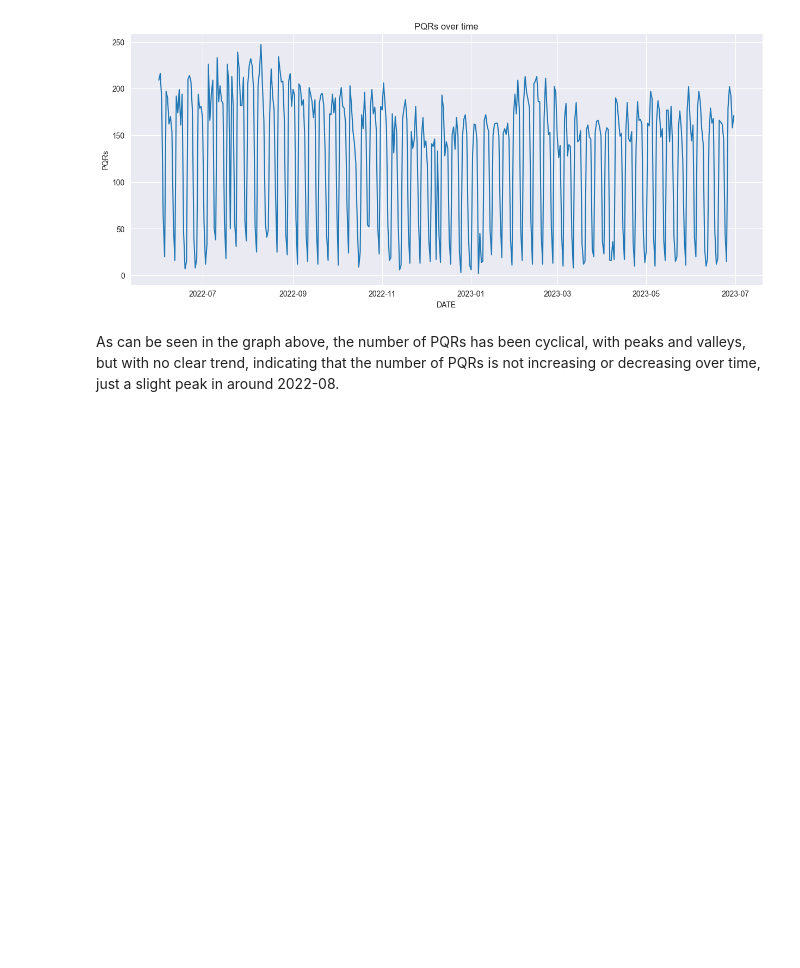
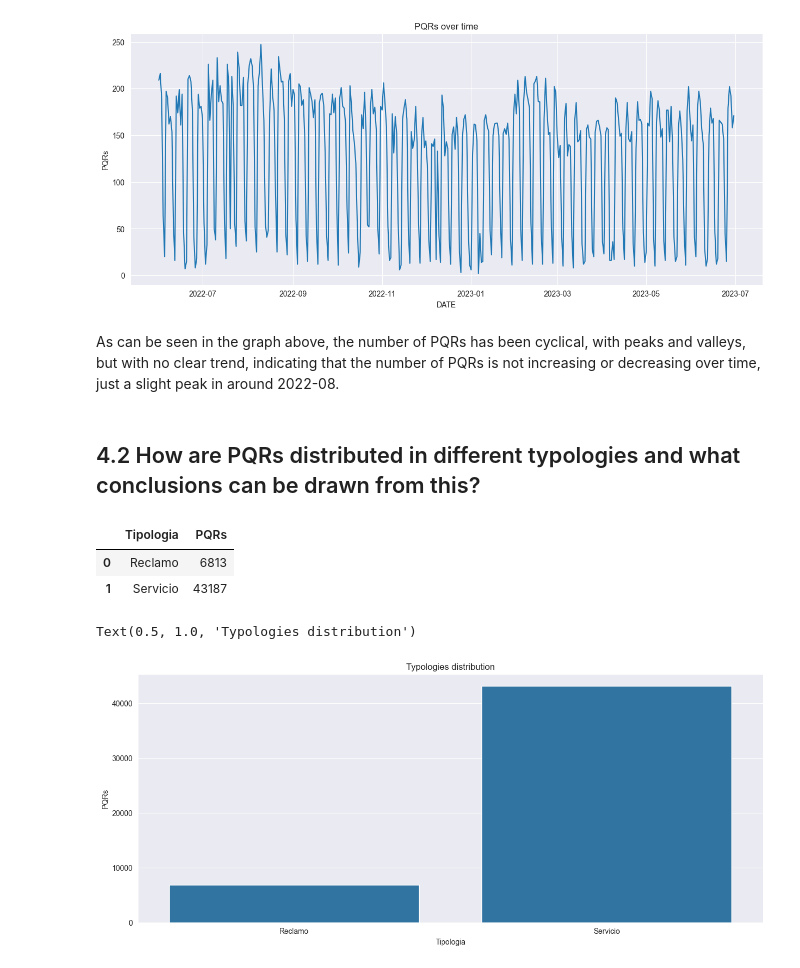
Before and after one commit to andres345gm/Prueba-Accenture, a Jupyter notebook: AccenBank.ipynb, the cells around one changed output. Saved outputs shown, nothing was run; the diff lists cells and outputs as text; code cells hidden in the pictures; blank space fills up the shorter version.

```diff
--- a/AccenBank.ipynb
+++ b/AccenBank.ipynb
@@ -179,2 +181,18 @@ Text(0.5, 1.0, 'PQRs over time')
 # %% [markdown]
 As can be seen in the graph above, the number of PQRs has been cyclical, with peaks and valleys, but with no clear trend, indicating that the number of PQRs is not increasing or decreasing over time, just a slight peak in around 2022-08.
+# %% [markdown]
+## 4.2 How are PQRs distributed in different typologies and what conclusions can be drawn from this?
+# %%
+PQRs_typology_df = pqr_df.groupby("Tipologia").size().reset_index(name="PQRs")
+PQRs_typology_df.head()
+# %% [output]
+|  | Tipologia | PQRs |
+| 0 | Reclamo | 6813 |
+| 1 | Servicio | 43187 |
+# %%
+plt.figure(figsize=(15, 6))
+sns.barplot(data=PQRs_typology_df, x="Tipologia", y="PQRs")
+plt.title('Typologies distribution')
+# %% [output]
+Text(0.5, 1.0, 'Typologies distribution')
+[figure, added]
```
Also changed, not shown: parts of 3 cells of this notebook.
